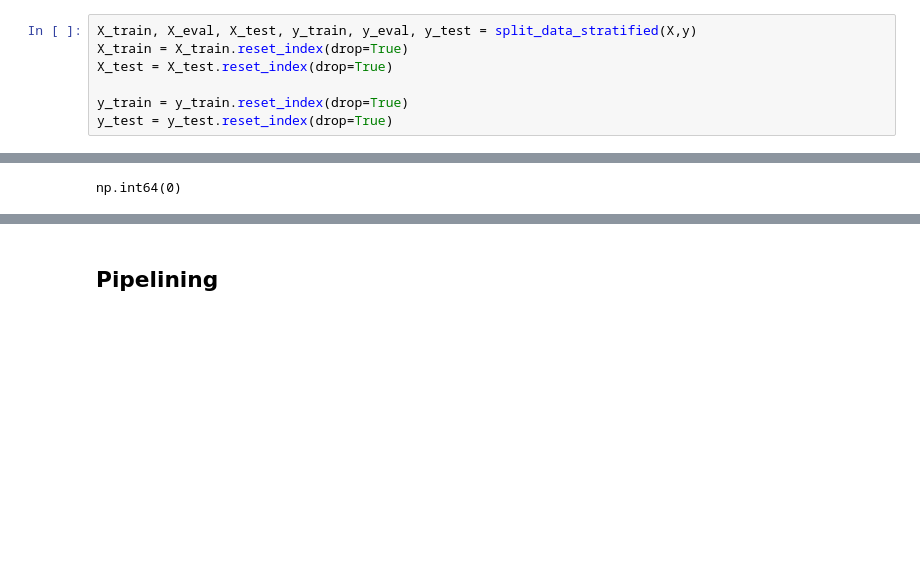
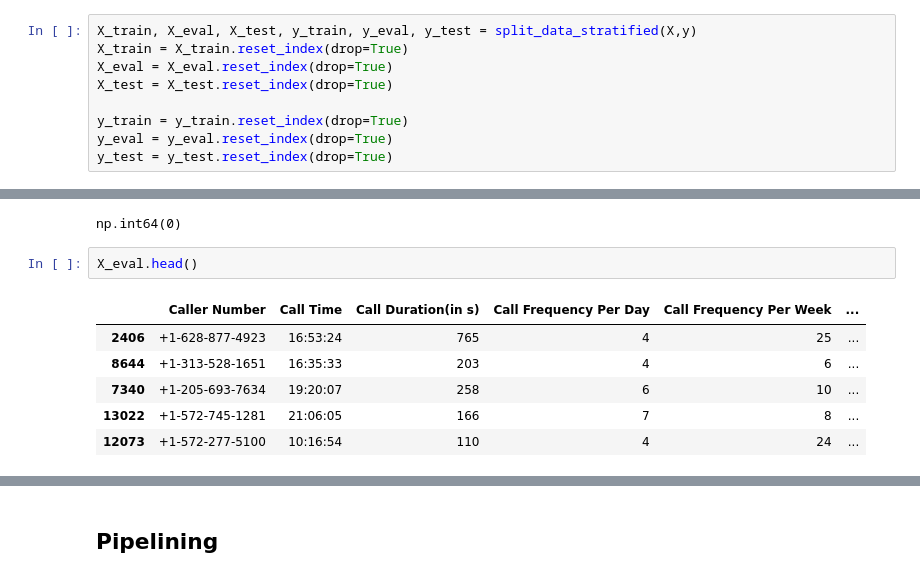
Before and after one commit to achal3014/Spam-Fraud-Call-Location-Detection, a Jupyter notebook: d_model_and_pipeline.ipynb, the cells around one changed output, grey strips where cells are left out. Drawn from its saved outputs; the diff is of its cells as text; blank space fills up the shorter version.

```diff
--- a/d_model_and_pipeline.ipynb
+++ b/d_model_and_pipeline.ipynb
@@ -78,9 +79,11 @@ X = c_fraud_df.drop(columns='Call Type', axis=1)
 # %%
 X_train, X_eval, X_test, y_train, y_eval, y_test = split_data_stratified(X,y)
 X_train = X_train.reset_index(drop=True)
+X_eval = X_eval.reset_index(drop=True)
 X_test = X_test.reset_index(drop=True)
 
 y_train = y_train.reset_index(drop=True)
+y_eval = y_eval.reset_index(drop=True)
 y_test = y_test.reset_index(drop=True)
 # %%
 X_train.head()
@@ -162,3 +165,12 @@ Name: count, dtype: int64
 X_resampled['Conversation'].isnull().sum()
 # %% [output]
 np.int64(0)
+# %%
+X_eval.head()
+# %% [output]
+|  | Caller Number | Call Time | Call Duration(in s) | Call Frequency Per Day | Call Frequency Per Week | ... |
+| 2406 | +1-628-877-4923 | 16:53:24 | 765 | 4 | 25 | ... |
+| 8644 | +1-313-528-1651 | 16:35:33 | 203 | 4 | 6 | ... |
+| 7340 | +1-205-693-7634 | 19:20:07 | 258 | 6 | 10 | ... |
+| 13022 | +1-572-745-1281 | 21:06:05 | 166 | 7 | 8 | ... |
+| 12073 | +1-572-277-5100 | 10:16:54 | 110 | 4 | 24 | ... |
```
Also changed, not shown: parts of 39 cells of this notebook, 1 other file.
